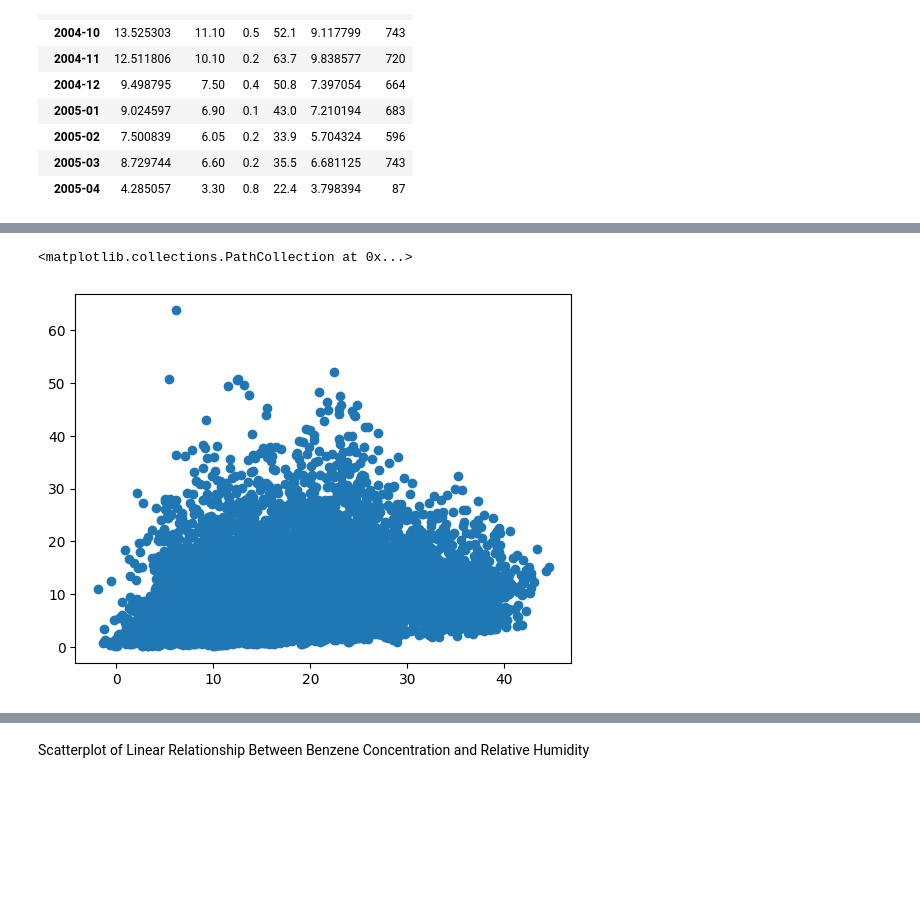
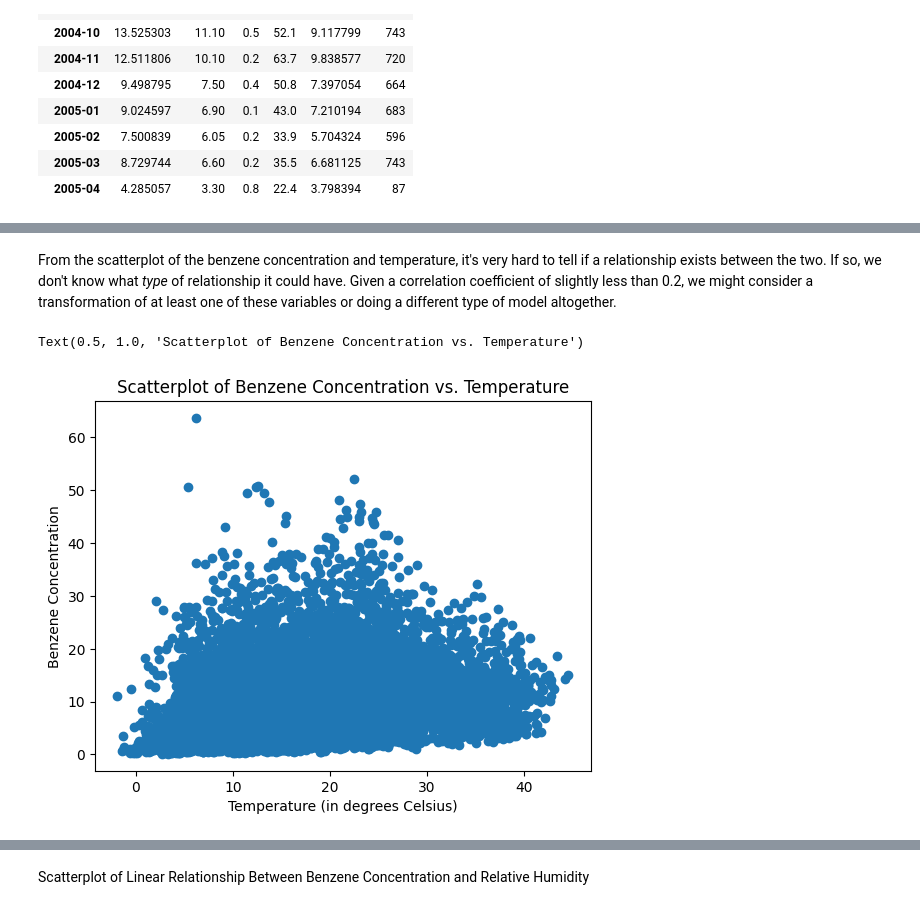
Before and after one commit to cashby-890/ST-554-Project1, a Jupyter notebook: Task2/ST_554_Project_1_Task_2.ipynb, the cells around one changed output, grey strips where cells are left out. Saved outputs shown, nothing was run; the diff lists cells and outputs as text; code cells hidden in the pictures; blank space fills up the shorter version.

```diff
--- a/Task2/ST_554_Project_1_Task_2.ipynb
+++ b/Task2/ST_554_Project_1_Task_2.ipynb
@@ -316,5 +383,10 @@ Scatterplot of Linear Relationship Between Benzene Concentration and Temperature
+# %% [markdown]
+From the scatterplot of the benzene concentration and temperature, it's very hard to tell if a relationship exists between the two. If so, we don't know what *type* of relationship it could have. Given a correlation coefficient of slightly less than 0.2, we might consider a transformation of at least one of these variables or doing a different type of model altogether.
 # %%
 plt.scatter(x="T",y="C6H6(GT)",data=aq_cleaned_relevant_data)
+plt.xlabel("Temperature (in degrees Celsius)")
+plt.ylabel("Benzene Concentration")
+plt.title("Scatterplot of Benzene Concentration vs. Temperature")
 # %% [output]
-<matplotlib.collections.PathCollection at 0x...>
+Text(0.5, 1.0, 'Scatterplot of Benzene Concentration vs. Temperature')
-[figure, old version]
+[figure, new version]
```
Also changed, not shown: parts of 40 cells of this notebook.
